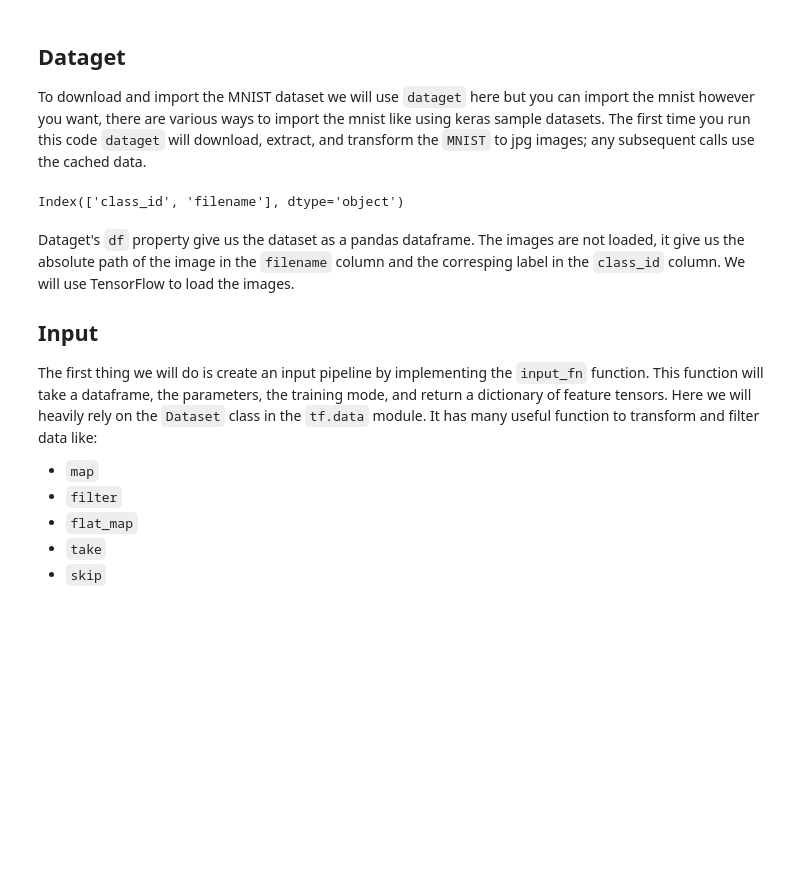
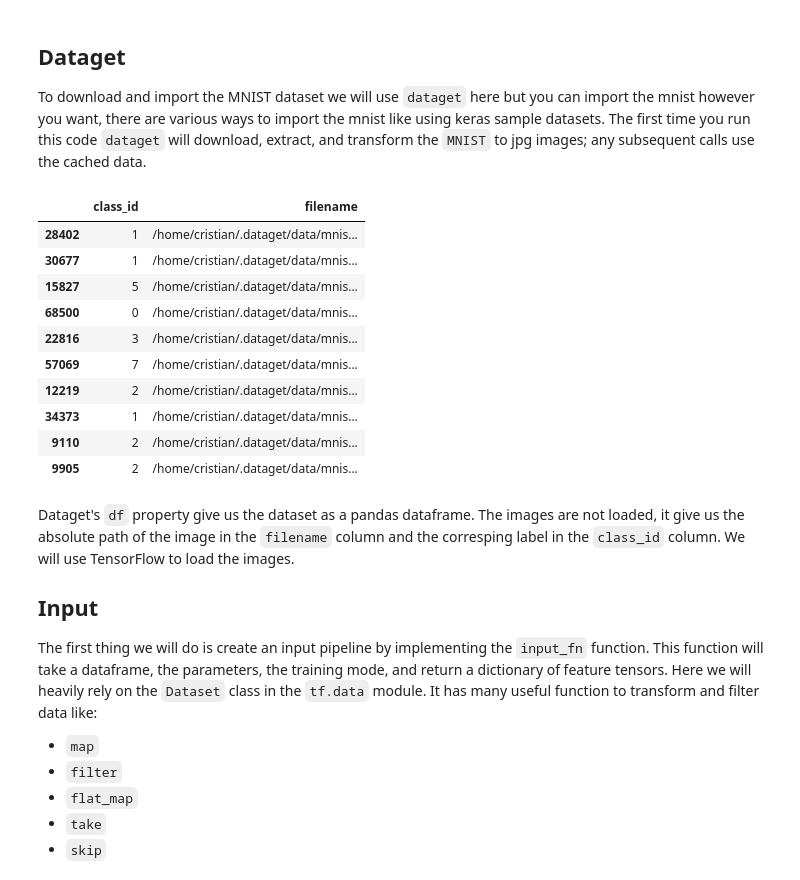
Before and after one commit to cgarciae/mnist-estimator, a Jupyter notebook: mnist-allcnn.ipynb, the cells around one changed output. Drawn from its saved outputs; the diff is of its cells as text; code cells hidden in the pictures; blank space fills up the shorter version.

```diff
--- a/mnist-allcnn.ipynb
+++ b/mnist-allcnn.ipynb
@@ -40,11 +41,21 @@ Although you could fuse the input functions into a single function it you struct
 ## Dataget
 To download and import the MNIST dataset we will use `dataget` here but you can import the mnist however you want, there are various ways to import the mnist like using keras sample datasets. The first time you run this code `dataget` will download, extract, and transform the `MNIST` to jpg images; any subsequent calls use the cached data.
 # %%
-dataset = dg.data("mnist").get() # use .get(rm = True) is something fails
+df = dg.data("mnist").get().df # use .get(rm = True) is something fails
 
-dataset.df.columns
+df.sample(10)
 # %% [output]
-Index(['class_id', 'filename'], dtype='object')
+|  | class_id | filename |
+| 28402 | 1 | /home/cristian/.dataget/data/mnis... |
+| 30677 | 1 | /home/cristian/.dataget/data/mnis... |
+| 15827 | 5 | /home/cristian/.dataget/data/mnis... |
+| 68500 | 0 | /home/cristian/.dataget/data/mnis... |
+| 22816 | 3 | /home/cristian/.dataget/data/mnis... |
+| 57069 | 7 | /home/cristian/.dataget/data/mnis... |
+| 12219 | 2 | /home/cristian/.dataget/data/mnis... |
+| 34373 | 1 | /home/cristian/.dataget/data/mnis... |
+| 9110 | 2 | /home/cristian/.dataget/data/mnis... |
+| 9905 | 2 | /home/cristian/.dataget/data/mnis... |
 # %% [markdown]
 Dataget's `df` property give us the dataset as a pandas dataframe. The images are not loaded, it give us the absolute path of the image in the `filename` column and the corresping label in the `class_id` column. We will use TensorFlow to load the images.
 
```
Also changed, not shown: parts of 13 cells of this notebook.
